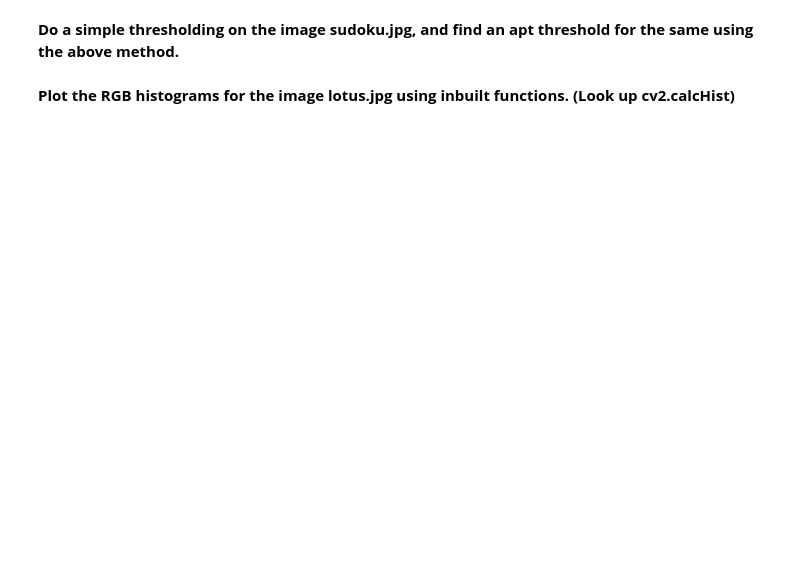
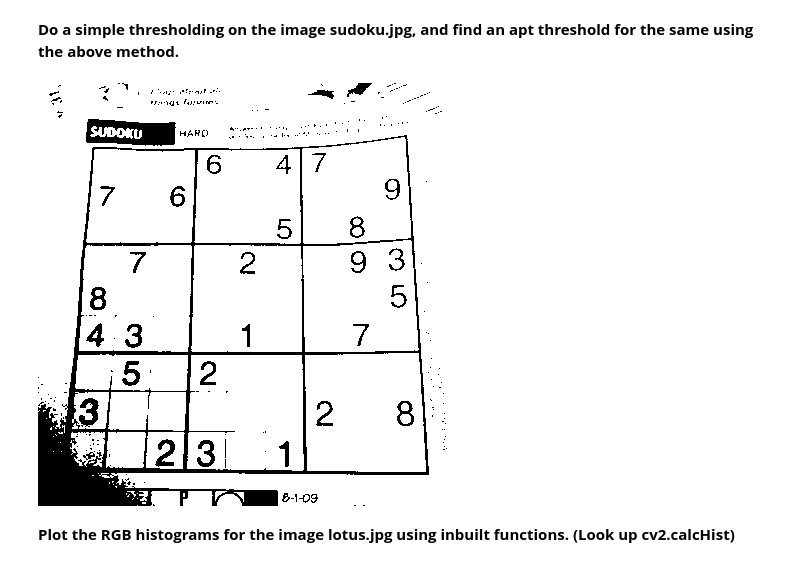
Before and after one commit to Harshavardhan-Pandurangan/CVIT_Workshop, a Jupyter notebook: Day 1/Session 1.ipynb, the cells around one changed output. Drawn from its saved outputs; the diff is of its cells as text; code cells hidden in the pictures; blank space fills up the shorter version.

```diff
--- a/Day 1/Session 1.ipynb
+++ b/Day 1/Session 1.ipynb
@@ -615,5 +773,17 @@ plt.show()
 # %% [markdown]
 **Do a simple thresholding on the image sudoku.jpg, and find an apt threshold for the same using the above method.**
+# %%
+image_path = 'drive/MyDrive/Colab Notebooks/Images/sudoku.jpg'
+image = cv2.imread(image_path)
+grayscale_image = cv2.cvtColor(image, cv2.COLOR_BGR2GRAY)
+
+histogram, bins = np.histogram(grayscale_image, bins=256, range=[0, 256])
+threshold = 58
+
+binary_image = np.where(grayscale_image > threshold, 255, 0).astype(np.uint8)
+cv2_imshow(binary_image)
+# %% [output]
+[figure, added]
 # %% [markdown]
 **Plot the RGB histograms for the image lotus.jpg using inbuilt
 functions. (Look up cv2.calcHist)**
```
Also changed, not shown: parts of 27 cells of this notebook.
